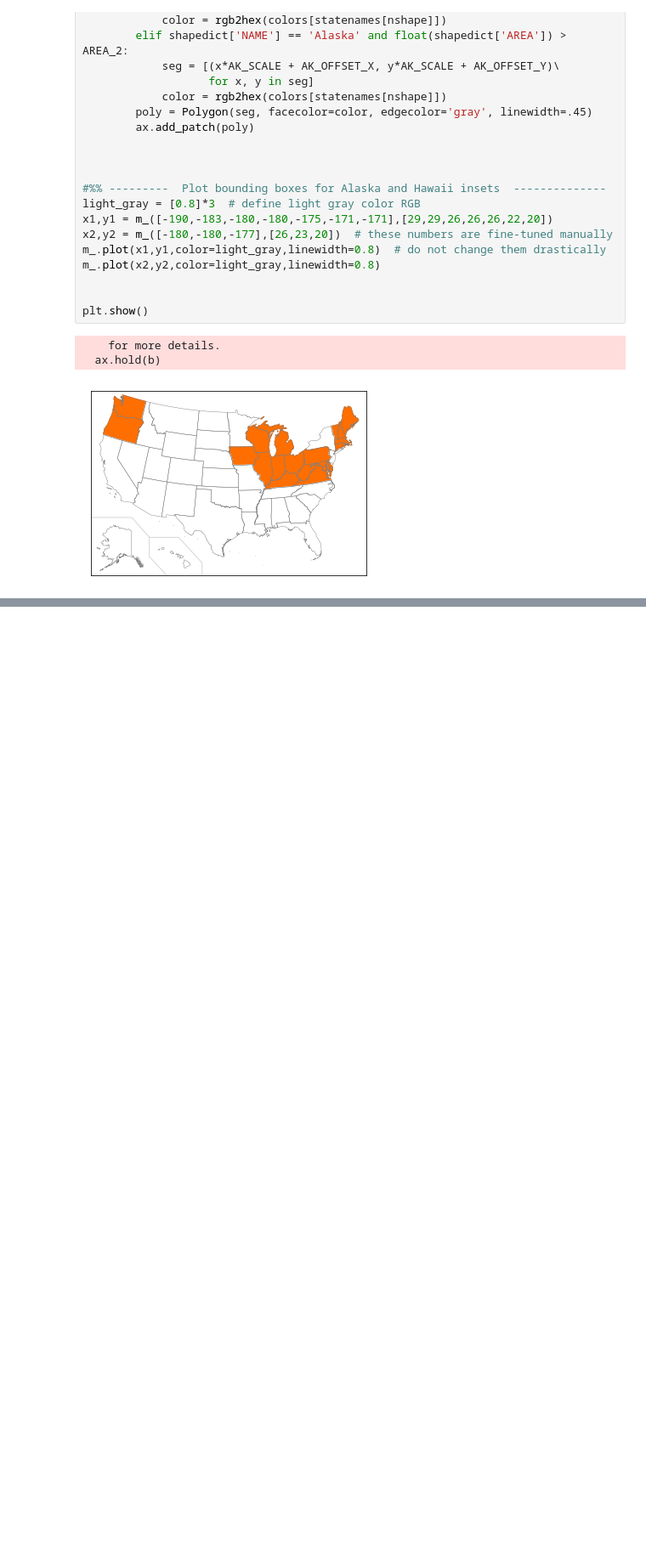
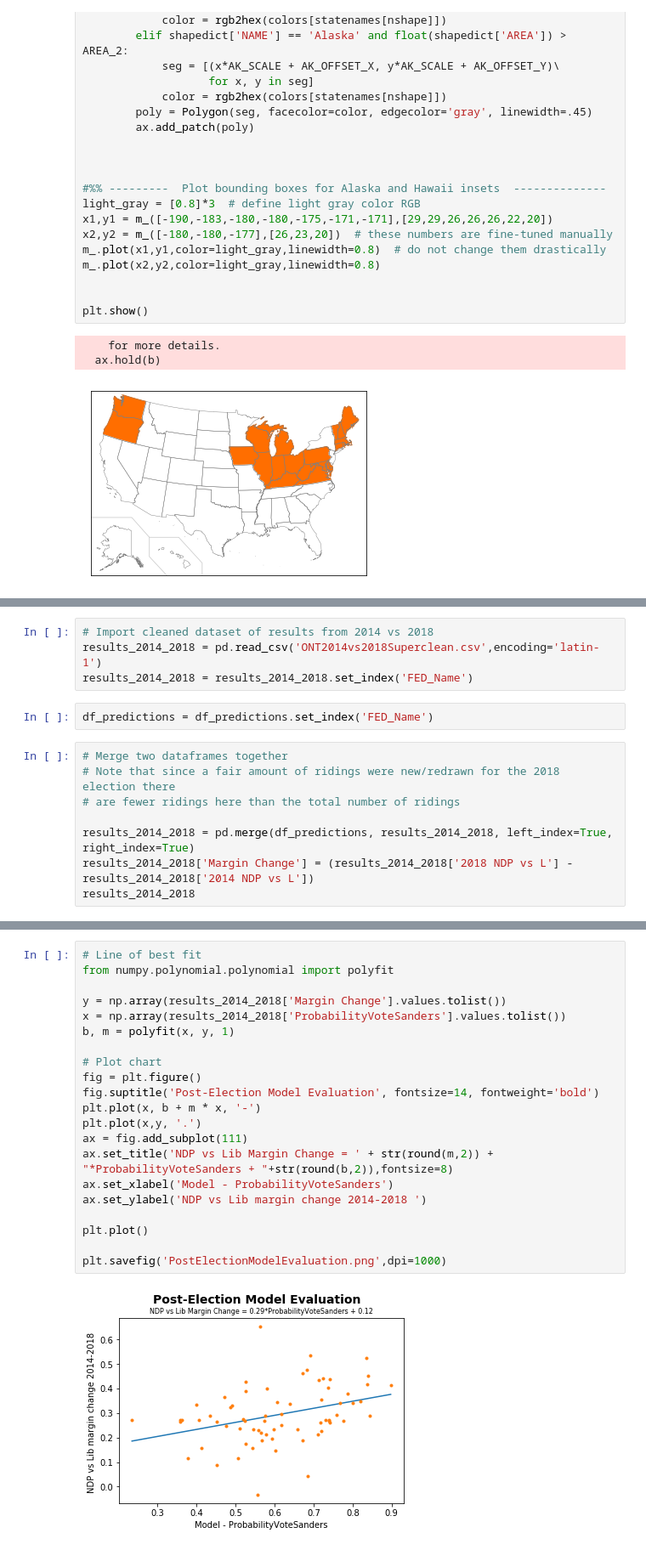
Before and after one commit to daveveitch/Projects, a Jupyter notebook: OntElection2018/Ont2018ElectionModel.ipynb, the cells around one changed output, grey strips where cells are left out. Shown at 85% size. Saved outputs shown, nothing was run; the diff lists cells and outputs as text; blank space fills up the shorter version.

```diff
--- a/OntElection2018/Ont2018ElectionModel.ipynb
+++ b/OntElection2018/Ont2018ElectionModel.ipynb
@@ -658,0 +662,14 @@ plt.show()
+# %%
+# Import cleaned dataset of results from 2014 vs 2018
+results_2014_2018 = pd.read_csv('ONT2014vs2018Superclean.csv',encoding='latin-1')
+results_2014_2018 = results_2014_2018.set_index('FED_Name')
+# %%
+df_predictions = df_predictions.set_index('FED_Name')
+# %%
+# Merge two dataframes together
+# Note that since a fair amount of ridings were new/redrawn for the 2018 election there
+# are fewer ridings here than the total number of ridings
+
+results_2014_2018 = pd.merge(df_predictions, results_2014_2018, left_index=True, right_index=True)
+results_2014_2018['Margin Change'] = (results_2014_2018['2018 NDP vs L'] - results_2014_2018['2014 NDP vs L'])
+results_2014_2018
@@ -658,0 +695,23 @@ plt.show()
+# %%
+# Line of best fit
+from numpy.polynomial.polynomial import polyfit
+
+y = np.array(results_2014_2018['Margin Change'].values.tolist())
+x = np.array(results_2014_2018['ProbabilityVoteSanders'].values.tolist())
+b, m = polyfit(x, y, 1)
+
+# Plot chart
+fig = plt.figure()
+fig.suptitle('Post-Election Model Evaluation', fontsize=14, fontweight='bold')
+plt.plot(x, b + m * x, '-')
+plt.plot(x,y, '.')
+ax = fig.add_subplot(111)
+ax.set_title('NDP vs Lib Margin Change = ' + str(round(m,2)) + "*ProbabilityVoteSanders + "+str(round(b,2)),fontsize=8)
+ax.set_xlabel('Model - ProbabilityVoteSanders')
+ax.set_ylabel('NDP vs Lib margin change 2014-2018 ')
+
+plt.plot()
+
+plt.savefig('PostElectionModelEvaluation.png',dpi=1000)
+# %% [output]
+[figure, added]
```
Also changed, not shown: parts of 4 cells of this notebook.
